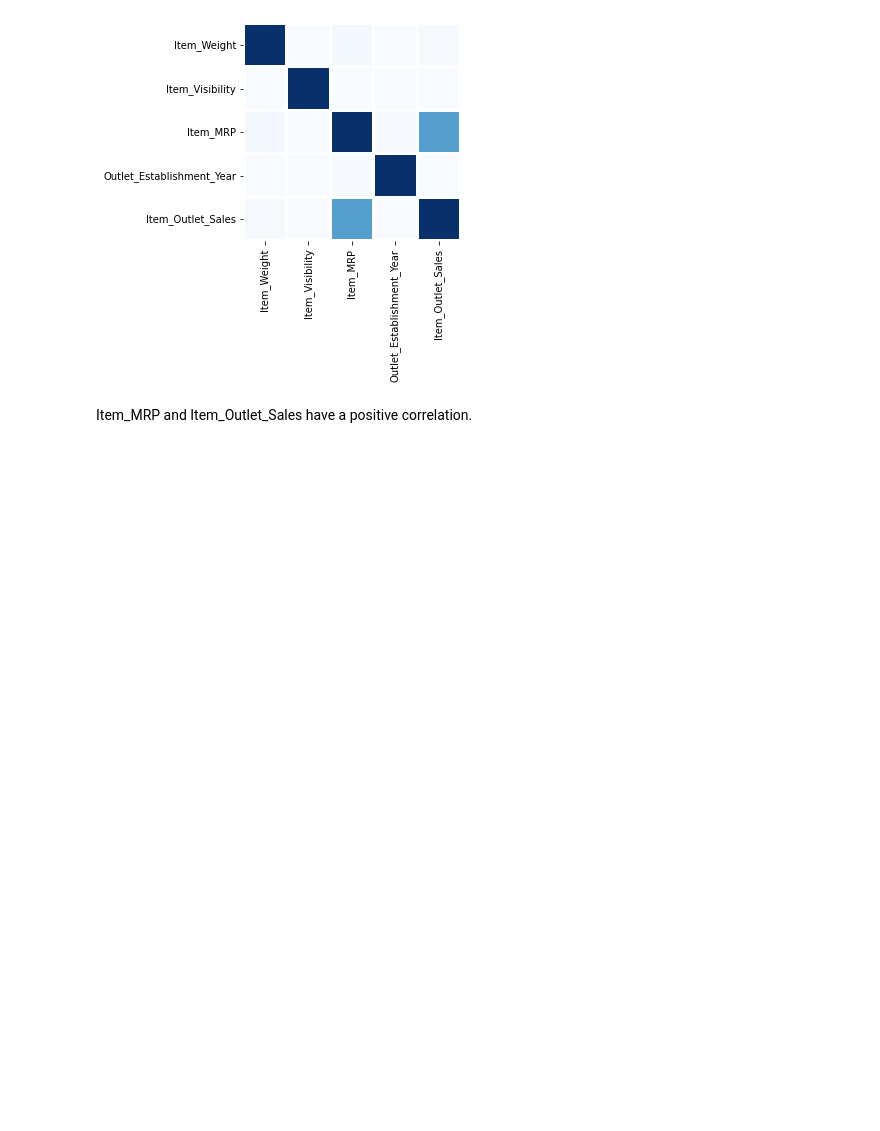
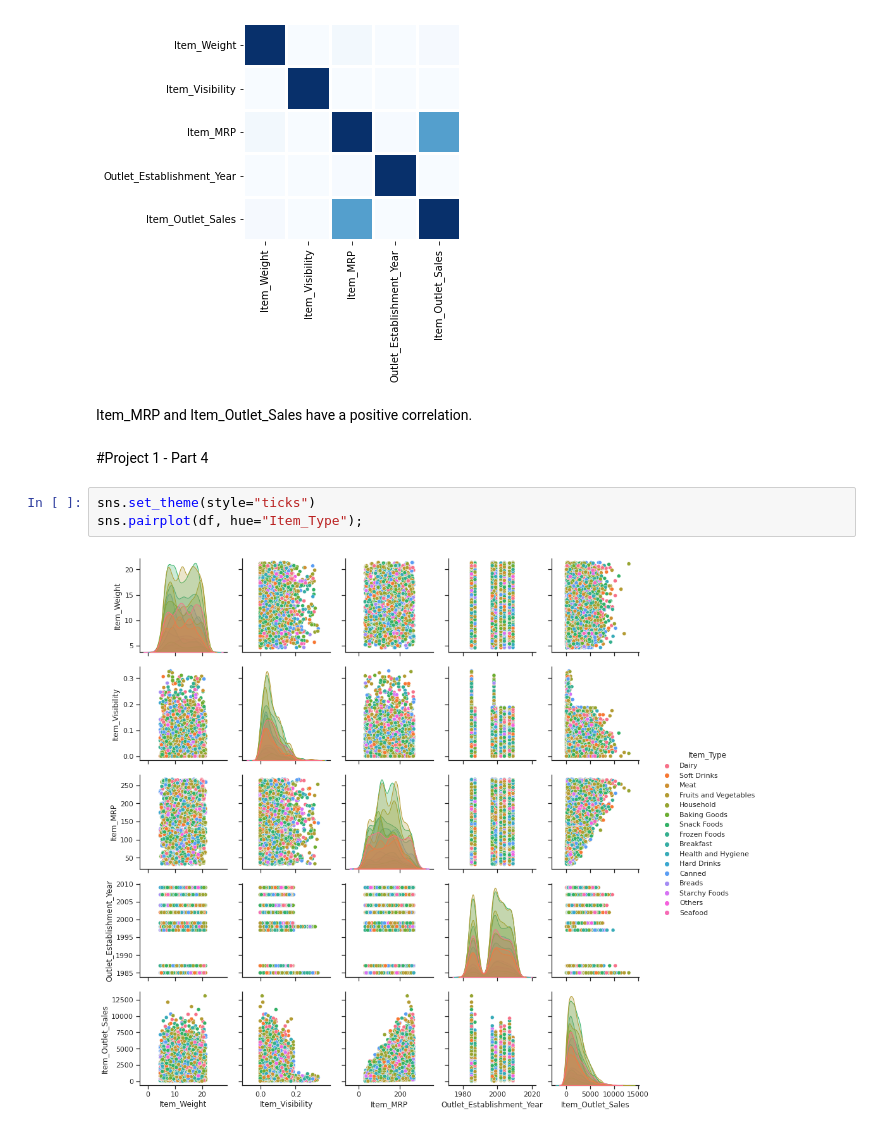
Before and after one commit to tca-codes/sales-predictions, a Jupyter notebook: sales_predictions.ipynb, the cells around one changed output. Saved outputs shown, nothing was run; the diff lists cells and outputs as text; blank space fills up the shorter version.

Commit message:
Added scatterplot matrix

```diff
--- a/sales_predictions.ipynb
+++ b/sales_predictions.ipynb
@@ -488,3 +488,10 @@ sns.heatmap(corr, cbar=0, linewidths=2,vmax=1, vmin=0, square=True, cmap='Blues'
 [figure]
 # %% [markdown]
 Item_MRP and Item_Outlet_Sales have a positive correlation.
+# %% [markdown]
+#Project 1 - Part 4
+# %%
+sns.set_theme(style="ticks")
+sns.pairplot(df, hue="Item_Type");
+# %% [output]
+[figure, added]
```
